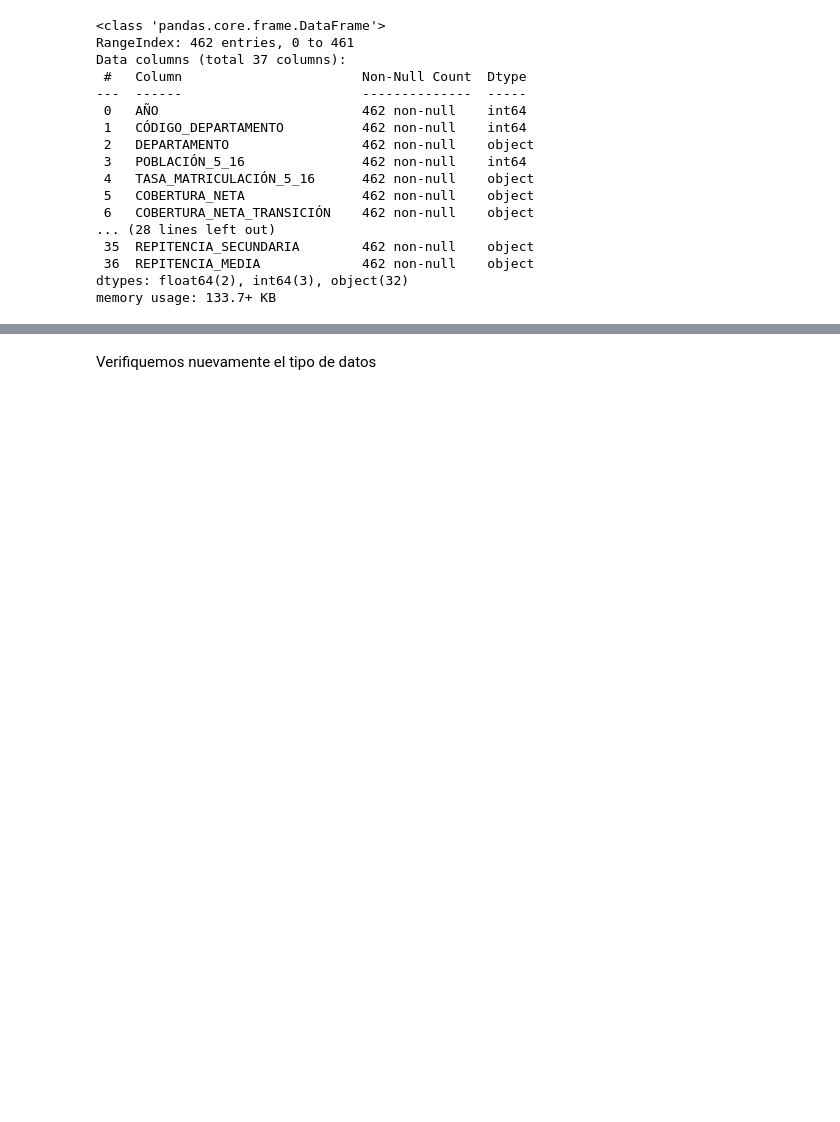
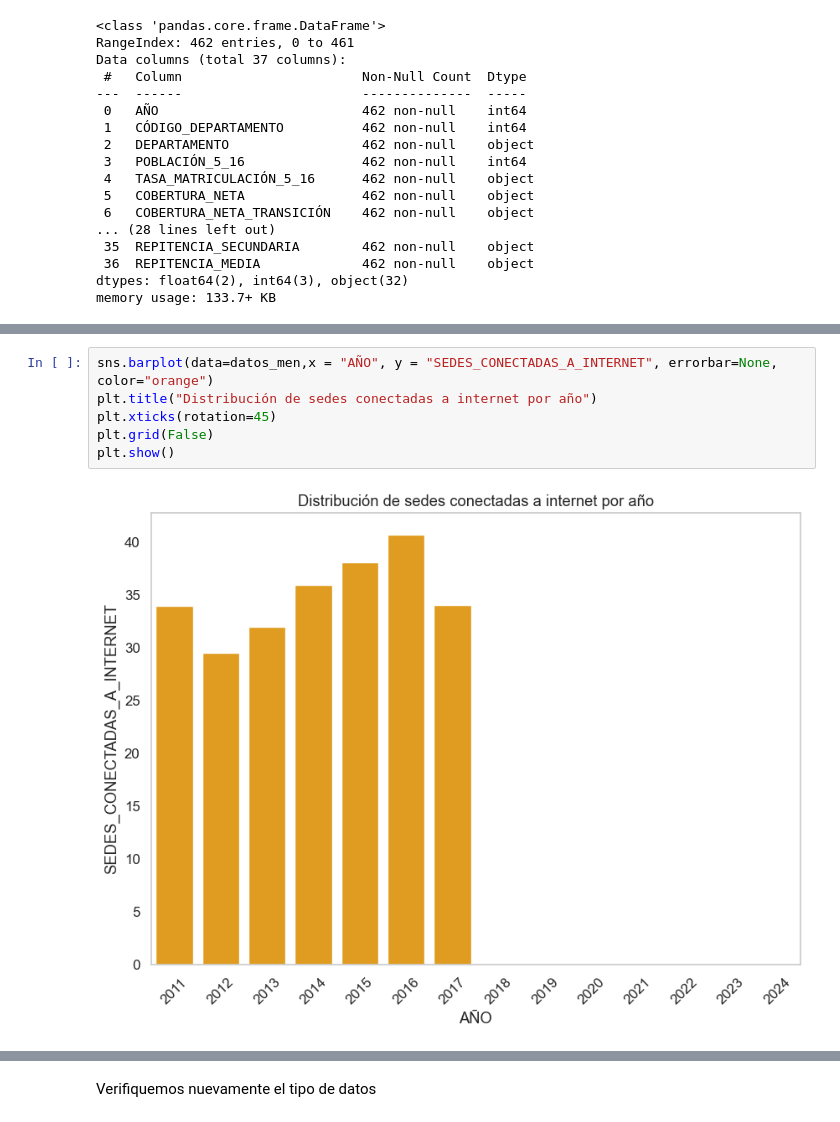
Before and after one commit to Ori-G-A/COL_MEN_STAT, a Jupyter notebook: Notebooks/01-inspecion-datos.ipynb, the cells around one changed output, grey strips where cells are left out. Drawn from its saved outputs; the diff is of its cells as text; blank space fills up the shorter version.

```diff
--- a/Notebooks/01-inspecion-datos.ipynb
+++ b/Notebooks/01-inspecion-datos.ipynb
@@ -172,0 +275,8 @@ variables_tipo_object =['TASA_MATRICULACIÓN_5_16','COBERTURA_NETA','COBERTURA_N
+# %%
+sns.barplot(data=datos_men,x = "AÑO", y = "SEDES_CONECTADAS_A_INTERNET", errorbar=None, color="orange")
+plt.title("Distribución de sedes conectadas a internet por año")
+plt.xticks(rotation=45)
+plt.grid(False)
+plt.show()
+# %% [output]
+[figure, added]
```
Also changed, not shown: parts of 82 cells of this notebook, 1 other file.
